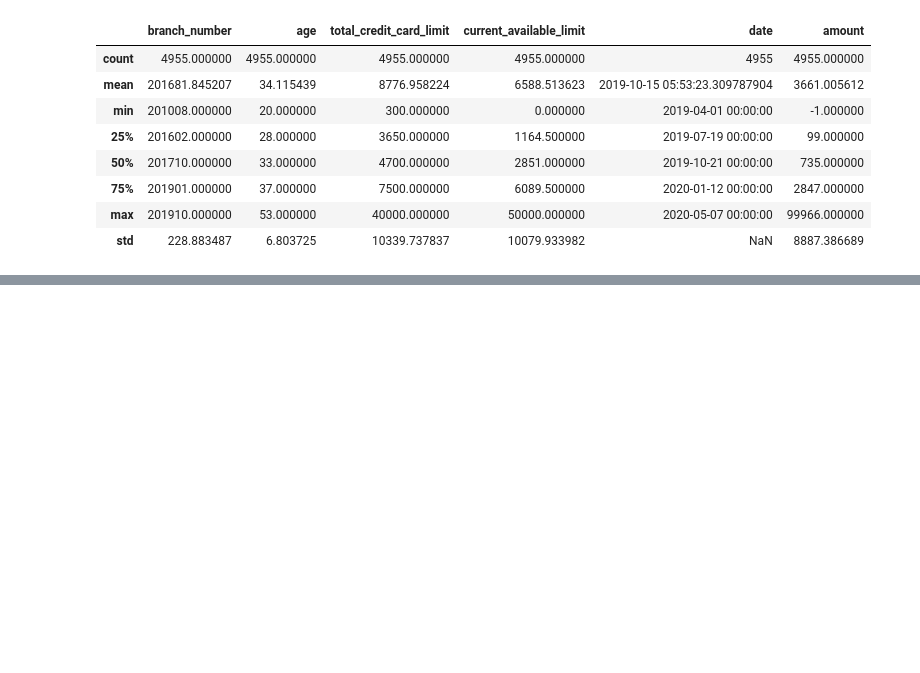
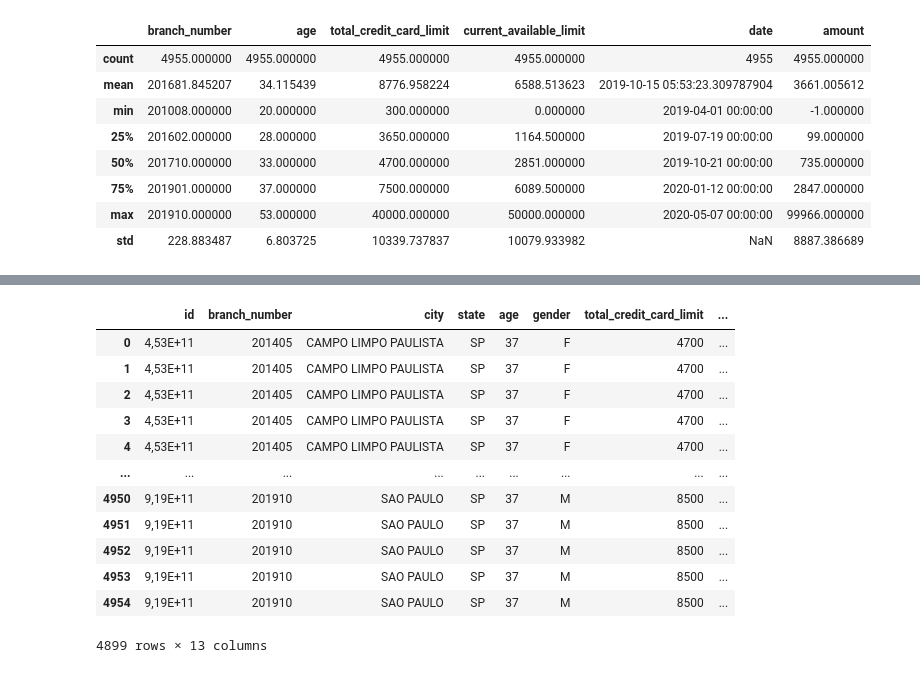
Before and after one commit to xrhd/brazilian-credit-card-spending, a Jupyter notebook: notebooks/Explore.ipynb, the cells around one changed output, grey strips where cells are left out. Saved outputs shown, nothing was run; the diff lists cells and outputs as text; code cells hidden in the pictures; blank space fills up the shorter version.

```diff
--- a/notebooks/Explore.ipynb
+++ b/notebooks/Explore.ipynb
@@ -233,3 +233,7 @@ df.describe()
 | 75% | 201901.000000 | 37.000000 | 7500.000000 | 6089.500000 | 2020-01-12 00:00:00 | 2847.000000 |
 | max | 201910.000000 | 53.000000 | 40000.000000 | 50000.000000 | 2020-05-07 00:00:00 | 99966.000000 |
 | std | 228.883487 | 6.803725 | 10339.737837 | 10079.933982 | NaN | 8887.386689 |
+# %%
+df = df[df.amount > 0].dropna()
+df
+# %% [output]
@@ -235,0 +241,13 @@ df.describe()
+|  | id | branch_number | city | state | age | gender | total_credit_card_limit | ... |
+| 0 | 4,53E+11 | 201405 | CAMPO LIMPO PAULISTA | SP | 37 | F | 4700 | ... |
+| 1 | 4,53E+11 | 201405 | CAMPO LIMPO PAULISTA | SP | 37 | F | 4700 | ... |
+| 2 | 4,53E+11 | 201405 | CAMPO LIMPO PAULISTA | SP | 37 | F | 4700 | ... |
+| 3 | 4,53E+11 | 201405 | CAMPO LIMPO PAULISTA | SP | 37 | F | 4700 | ... |
+| 4 | 4,53E+11 | 201405 | CAMPO LIMPO PAULISTA | SP | 37 | F | 4700 | ... |
+| ... | ... | ... | ... | ... | ... | ... | ... | ... |
+| 4950 | 9,19E+11 | 201910 | SAO PAULO | SP | 37 | M | 8500 | ... |
+| 4951 | 9,19E+11 | 201910 | SAO PAULO | SP | 37 | M | 8500 | ... |
+| 4952 | 9,19E+11 | 201910 | SAO PAULO | SP | 37 | M | 8500 | ... |
+| 4953 | 9,19E+11 | 201910 | SAO PAULO | SP | 37 | M | 8500 | ... |
+| 4954 | 9,19E+11 | 201910 | SAO PAULO | SP | 37 | M | 8500 | ... |
+4899 rows × 13 columns
```
Also changed, not shown: parts of 6 cells of this notebook, 5 other files.
